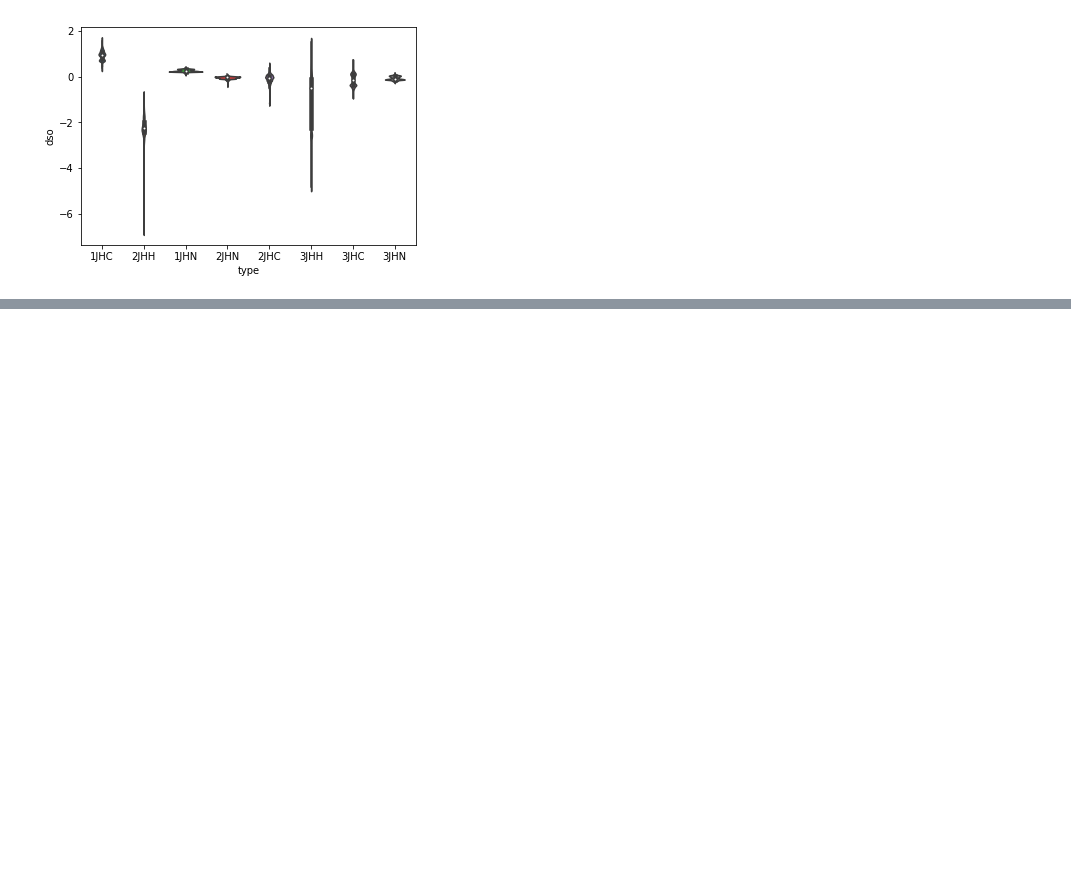
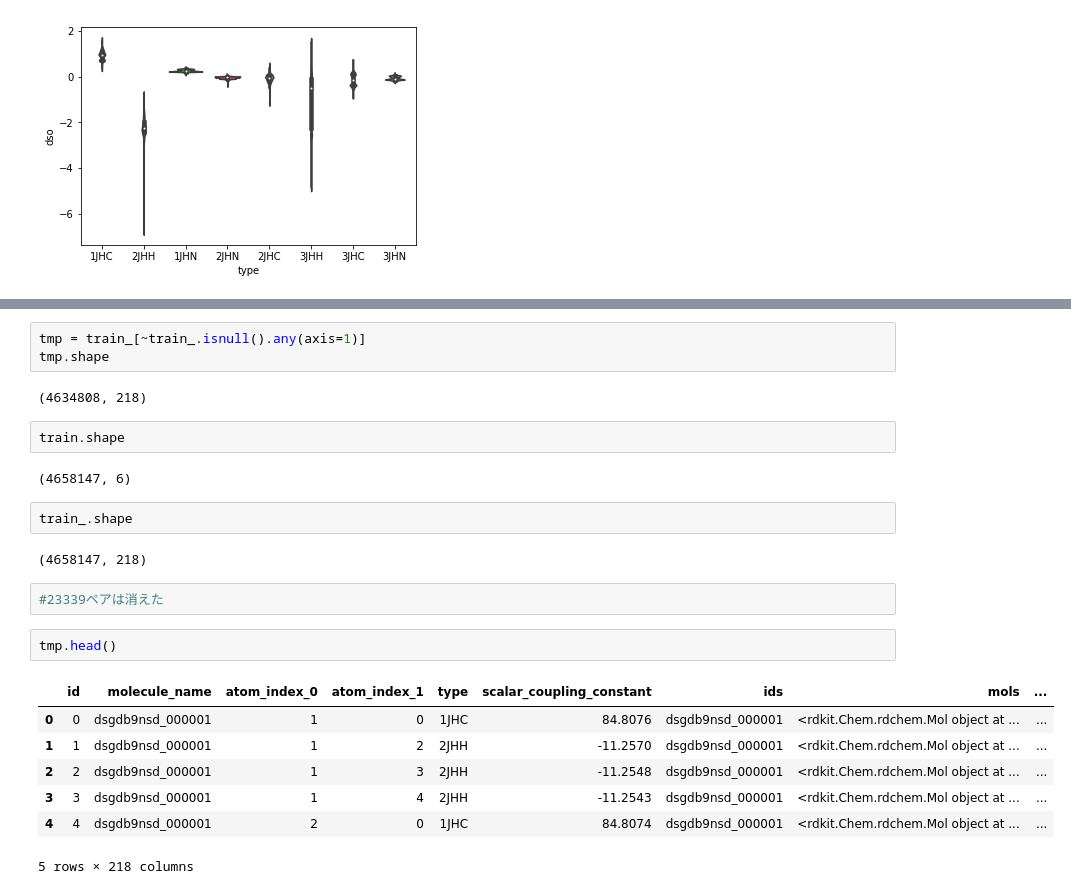
Before and after one commit to ykskks/Kaggle-Predicting-Molecular-Properties, a Jupyter notebook: notebooks/first_eda.ipynb, the cells around one changed output, grey strips where cells are left out. Cells and saved outputs as stored; diff of their text form; blank space fills up the shorter version.

```diff
--- a/notebooks/first_eda.ipynb
+++ b/notebooks/first_eda.ipynb
@@ -165,0 +235,25 @@ sns.violinplot(x='type', y='dso', data=scalar)
+# %%
+tmp = train_[~train_.isnull().any(axis=1)]
+tmp.shape
+# %% [output]
+(4634808, 218)
+# %%
+train.shape
+# %% [output]
+(4658147, 6)
+# %%
+train_.shape
+# %% [output]
+(4658147, 218)
+# %%
+#23339ペアは消えた
+# %%
+tmp.head()
+# %% [output]
+|  | id | molecule_name | atom_index_0 | atom_index_1 | type | scalar_coupling_constant | ids | mols | ... |
+| 0 | 0 | dsgdb9nsd_000001 | 1 | 0 | 1JHC | 84.8076 | dsgdb9nsd_000001 | <rdkit.Chem.rdchem.Mol object at ... | ... |
+| 1 | 1 | dsgdb9nsd_000001 | 1 | 2 | 2JHH | -11.2570 | dsgdb9nsd_000001 | <rdkit.Chem.rdchem.Mol object at ... | ... |
+| 2 | 2 | dsgdb9nsd_000001 | 1 | 3 | 2JHH | -11.2548 | dsgdb9nsd_000001 | <rdkit.Chem.rdchem.Mol object at ... | ... |
+| 3 | 3 | dsgdb9nsd_000001 | 1 | 4 | 2JHH | -11.2543 | dsgdb9nsd_000001 | <rdkit.Chem.rdchem.Mol object at ... | ... |
+| 4 | 4 | dsgdb9nsd_000001 | 2 | 0 | 1JHC | 84.8074 | dsgdb9nsd_000001 | <rdkit.Chem.rdchem.Mol object at ... | ... |
+5 rows × 218 columns
```
Also changed, not shown: parts of 29 cells of this notebook.
